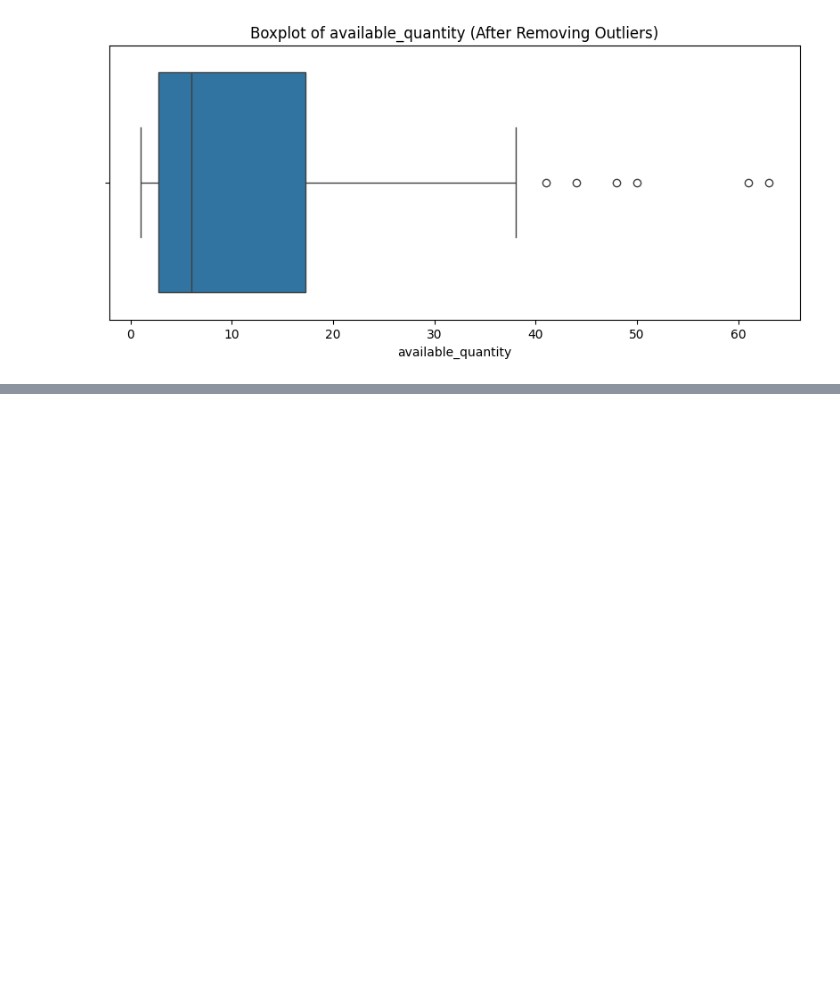
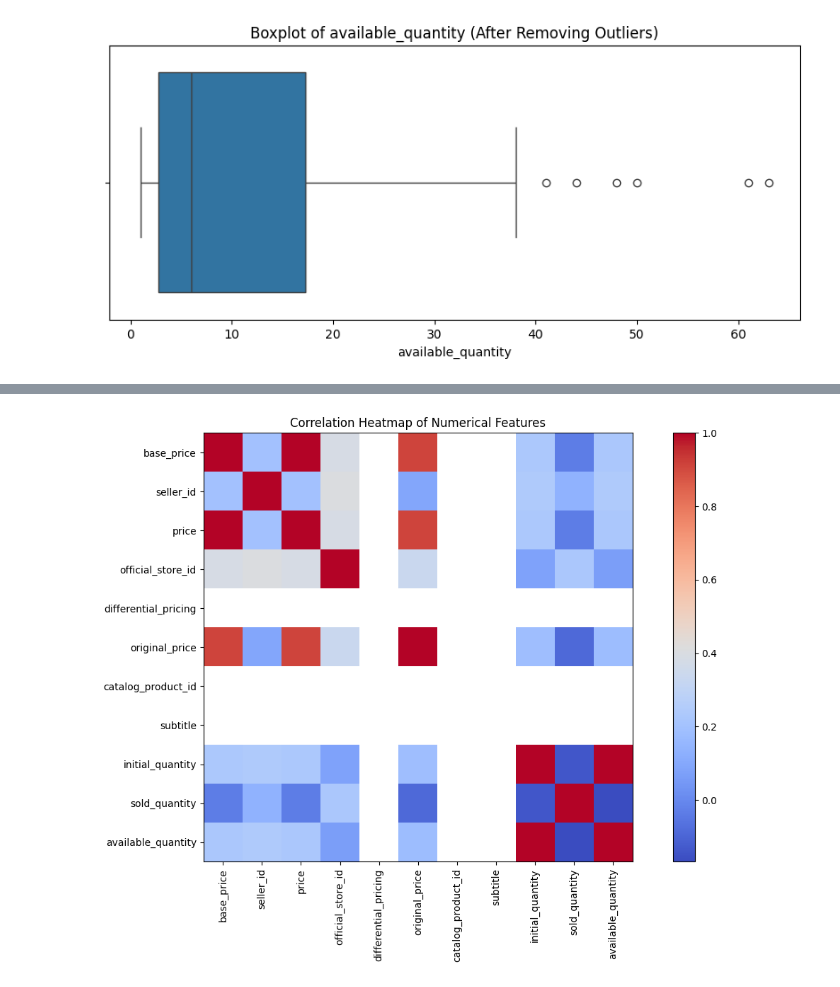
Before and after one commit to DacioMz/midterm_project, a Jupyter notebook: notebook.ipynb, the cells around one changed output, grey strips where cells are left out. Cells and saved outputs as stored; diff of their text form; code cells hidden in the pictures; blank space fills up the shorter version.

```diff
--- a/notebook.ipynb
+++ b/notebook.ipynb
@@ -174,3 +244,13 @@ for col in num_outliers_cols:
 [figure]
 [figure]
 [figure]
+# %%
+import pandas as pd
+
+# Select only numerical columns
+numeric_df = df.select_dtypes(include=["int64", "float64"])
+
+# Compute correlation matrix
+corr_matrix = numeric_df.corr()
+
+corr_matrix
@@ -176,0 +270,13 @@ for col in num_outliers_cols:
+# %%
+import matplotlib.pyplot as plt
+
+plt.figure(figsize=(12, 8))
+plt.imshow(corr_matrix, cmap="coolwarm", interpolation="nearest")
+plt.colorbar()
+plt.xticks(range(len(corr_matrix.columns)), corr_matrix.columns, rotation=90)
+plt.yticks(range(len(corr_matrix.columns)), corr_matrix.columns)
+plt.title("Correlation Heatmap of Numerical Features")
+plt.tight_layout()
+plt.show()
+# %% [output]
+[figure, added]
```
Also changed, not shown: parts of 10 cells of this notebook.
